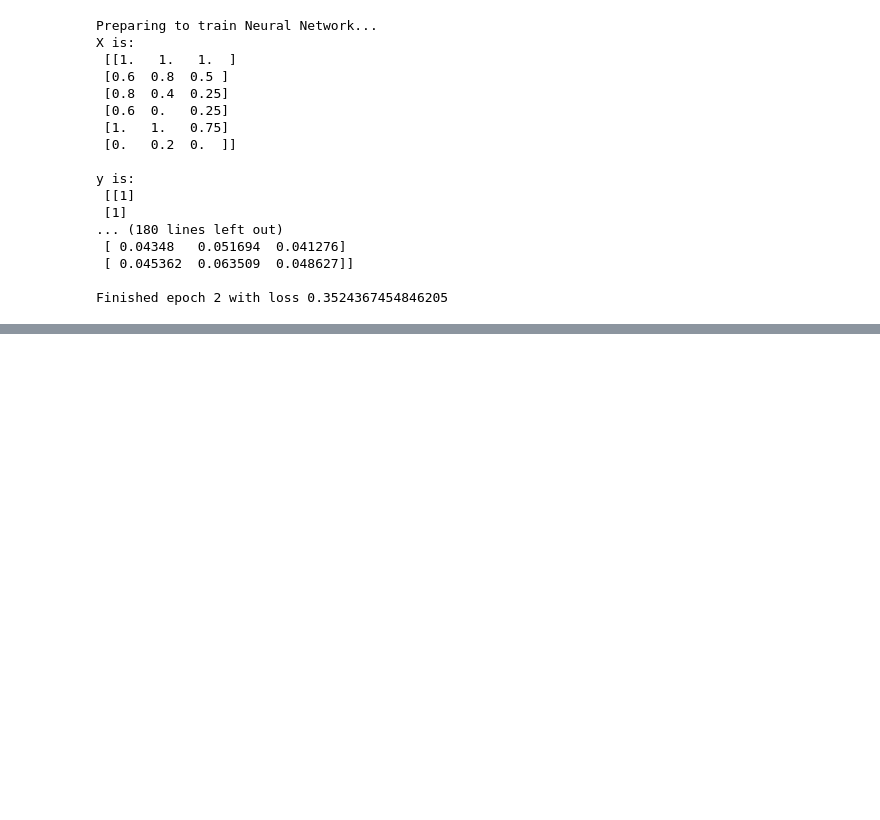
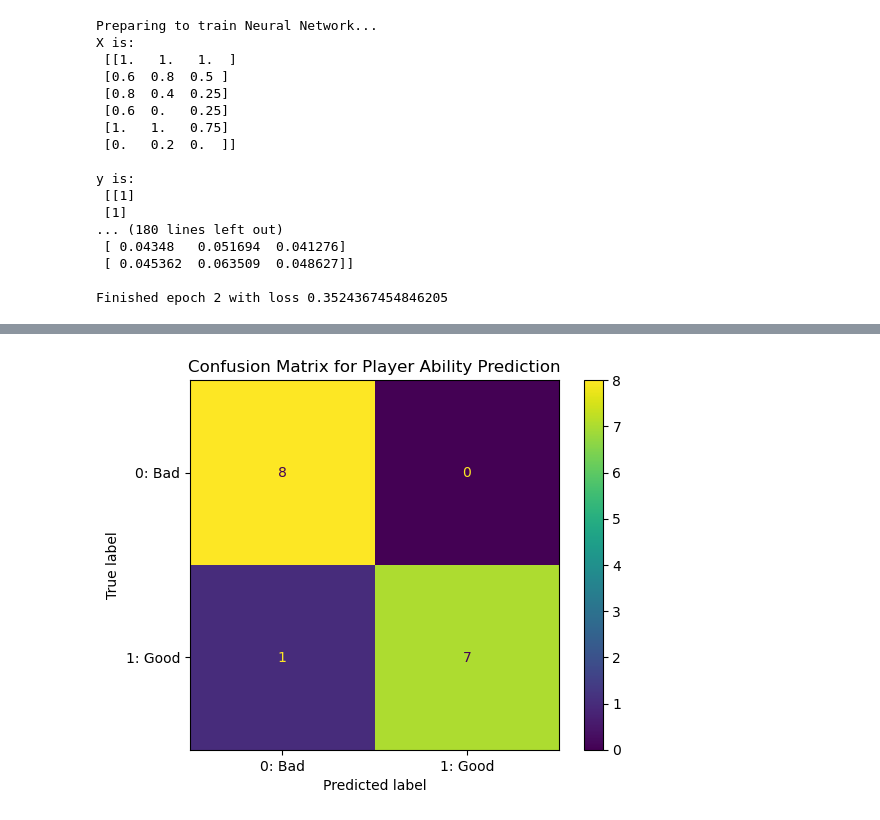
Before and after one commit to isaiahlg/csci5922, a Jupyter notebook: mod2/mod2.ipynb, the cells around one changed output, grey strips where cells are left out. Saved outputs shown, nothing was run; the diff lists cells and outputs as text; code cells hidden in the pictures; blank space fills up the shorter version.

```diff
--- a/mod2/mod2.ipynb
+++ b/mod2/mod2.ipynb
@@ -444,7 +441,7 @@ $
 # assume NeuralNetwork class has been defined
 
 import matplotlib.pyplot as plt
-from sklearn.metrics import confusion_matrix
+from sklearn.metrics import confusion_matrix, ConfusionMatrixDisplay
 
 def update_weights(self, y):
     self.dLdC = (2*(mse_derivative(y, self.y_hat) * sigmoid_derivative(self.z2))).astype(float) # shape is (6x1)
@@ -505,18 +502,10 @@ def plot_loss(self):
 def plot_confusion_matrix(self, y):
     self.y_pred = np.where(self.y_hat > 0.5, 1, 0)
     self.cm = confusion_matrix(y, self.y_pred)
-    plt.imshow(self.cm, cmap=plt.cm.Blues)
-    plt.xlabel('Predicted Class')
-    plt.ylabel('Actual Class')
-    plt.title('Confusion Matrix')
-    # add labels to each cell
-    thresh = self.cm.max() / 2.
-    for i in range(self.cm.shape[0]):
-        for j in range(self.cm.shape[1]):
-            plt.text(j, i, self.cm[i, j],
-                     horizontalalignment="center",
-                     color="white" if self.cm[i, j] > thresh else "black")
-    plt.show()
+    classes = ['0: Bad', '1: Good']
+    display = ConfusionMatrixDisplay(self.cm, display_labels=classes)
+    display.plot()
+    display.ax_.set_title('Confusion Matrix for Player Ability Prediction')
 
 NeuralNetwork.update_weights = update_weights
 NeuralNetwork.print_derivatives = print_derivatives
@@ -552,0 +551,8 @@ nn3.train(x, y, verbose=False, plot=True)
+# %%
+# read in test data and clean and display
+df_test = pd.read_csv('A2_Test_ILG.csv')
+x_test, y_test = clean_data(df_test)
+
+print('The data is: \n', df_test)
+print('\nX is: \n', x_test)
+print('\nY is: \n', y_test)
@@ -552,0 +577,10 @@ nn3.train(x, y, verbose=False, plot=True)
+# %%
+def predict(self, x, y):
+    self.feed_forward(x)
+    plot_confusion_matrix(self, y)
+
+NeuralNetwork.predict = predict
+
+nn3.predict(x_test, y_test)
+# %% [output]
+[figure, added]
```
Also changed, not shown: parts of 6 cells of this notebook, 2 other files.
